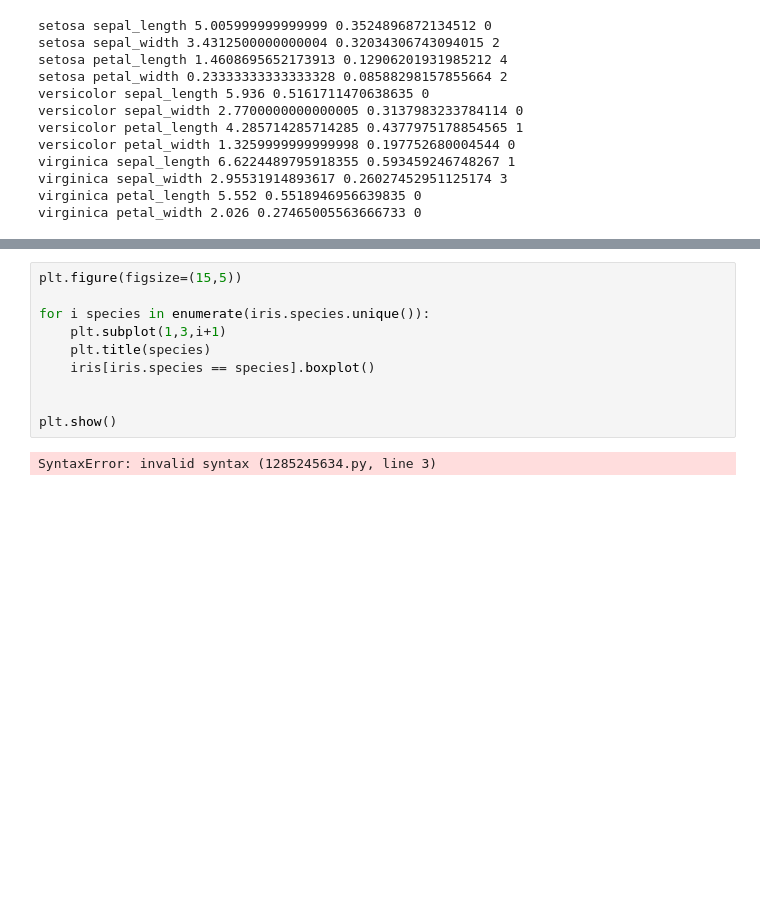
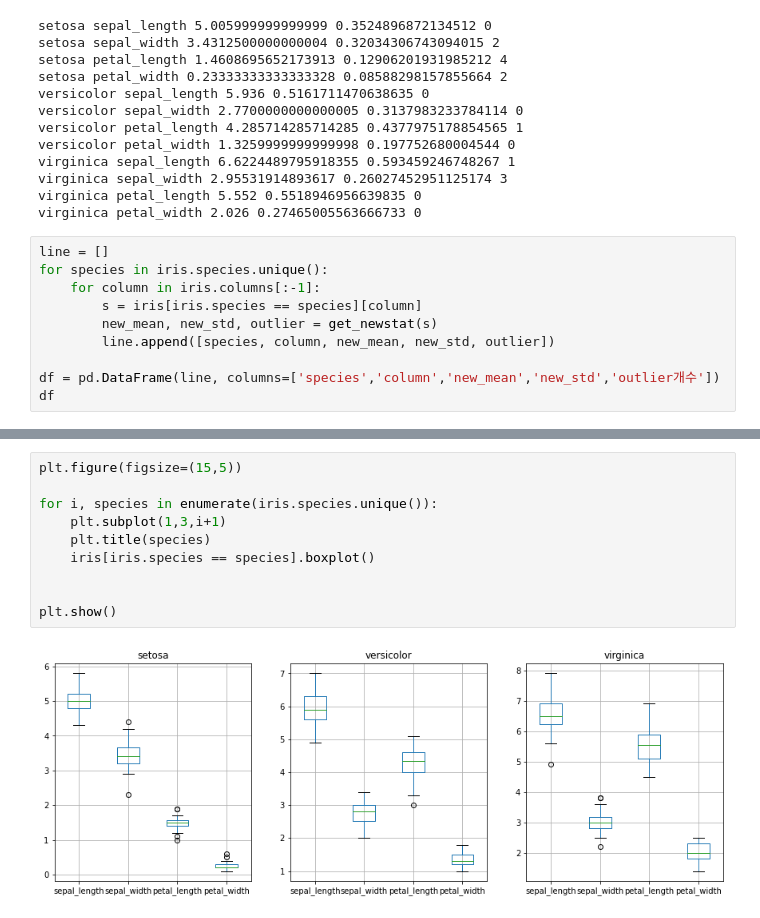
Before and after one commit to saemsaemoo/MachineLearning-2021-12, a Jupyter notebook: 00.데이터분석/23.Pandas연습문제.ipynb, the cells around one changed output, grey strips where cells are left out. Drawn from its saved outputs; the diff is of its cells as text; blank space fills up the shorter version.

```diff
--- a/00.데이터분석/23.Pandas연습문제.ipynb
+++ b/00.데이터분석/23.Pandas연습문제.ipynb
@@ -96,3 +96,13 @@ virginica sepal_length 6.6224489795918355 0.593459246748267 1
 virginica sepal_width 2.95531914893617 0.26027452951125174 3
 virginica petal_length 5.552 0.5518946956639835 0
 virginica petal_width 2.026 0.27465005563666733 0
+# %%
+line = []
+for species in iris.species.unique():
+    for column in iris.columns[:-1]:
+        s = iris[iris.species == species][column]
+        new_mean, new_std, outlier = get_newstat(s)
+        line.append([species, column, new_mean, new_std, outlier])
+
+df = pd.DataFrame(line, columns=['species','column','new_mean','new_std','outlier개수'])
+df
@@ -122,12 +166,12 @@ plt.show()
 # %%
 plt.figure(figsize=(15,5))
 
-for i species in enumerate(iris.species.unique()):
+for i, species in enumerate(iris.species.unique()):
     plt.subplot(1,3,i+1)
     plt.title(species)
     iris[iris.species == species].boxplot()
 
 
 plt.show()
 # %% [output]
-SyntaxError: invalid syntax (1285245634.py, line 3)
+[figure, added]
```
Also changed, not shown: parts of 4 cells of this notebook.
